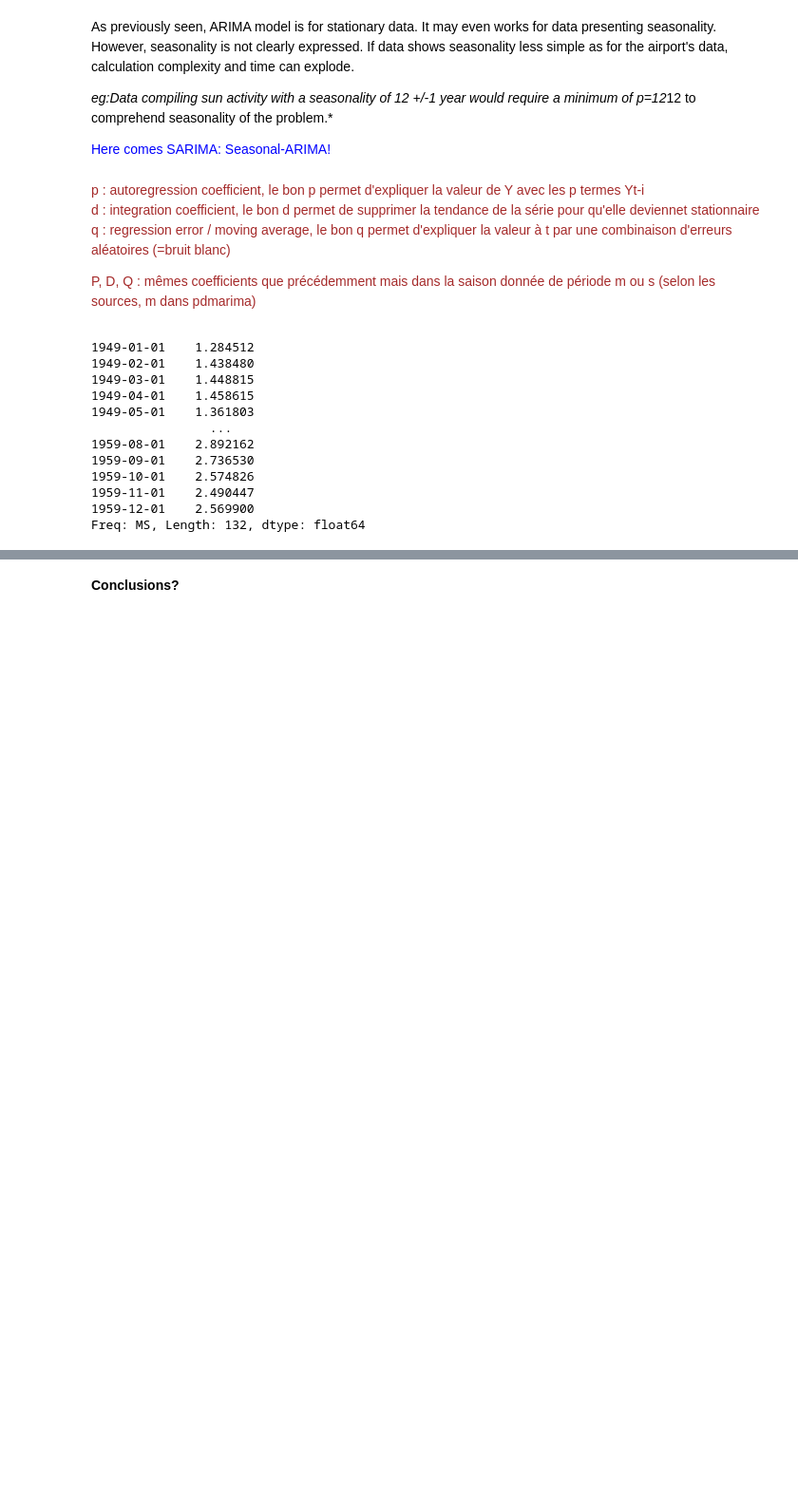
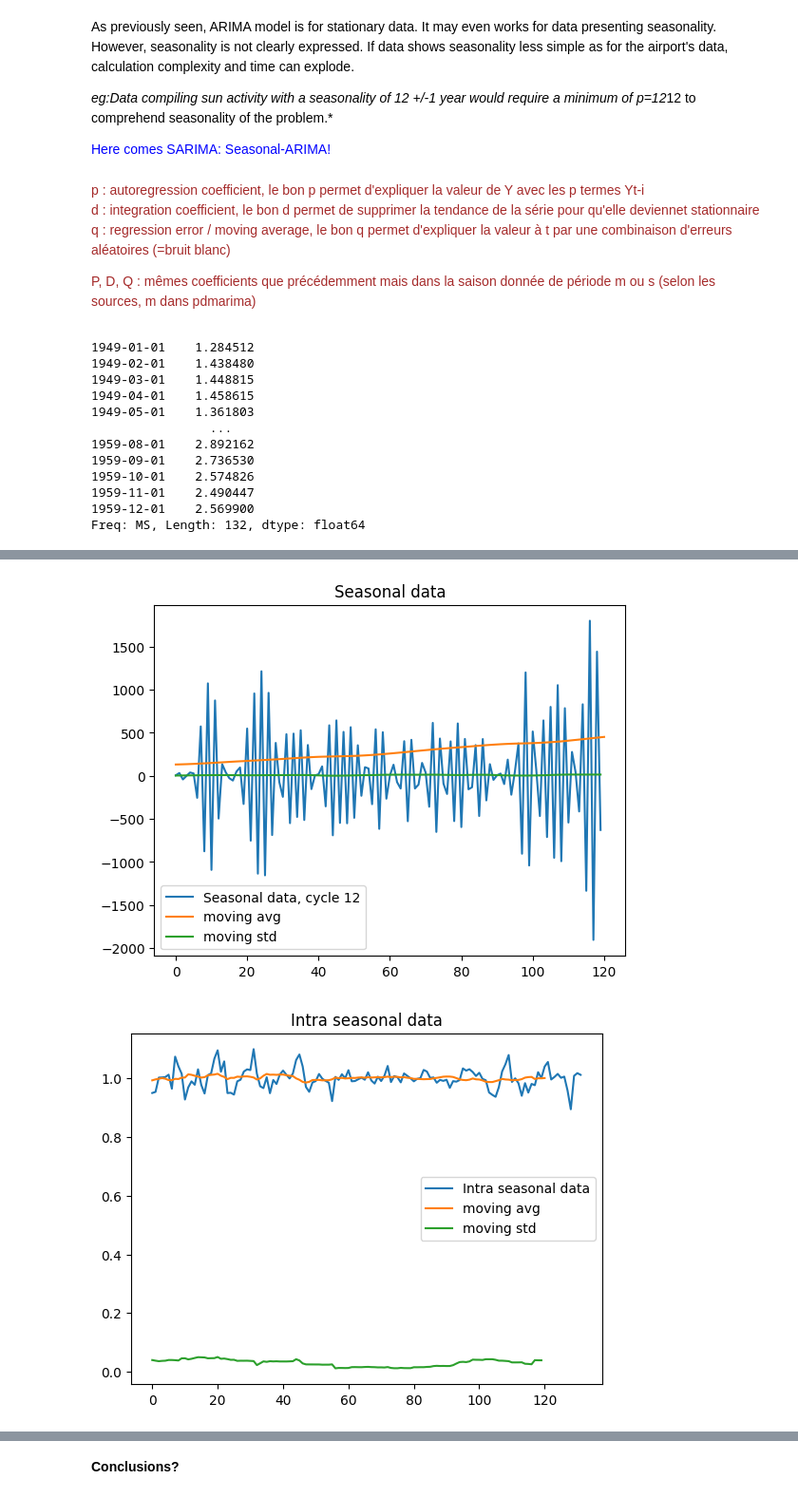
Before and after one commit to LexouLam/ML6, a Jupyter notebook: notebook/AL2_2023_Campus_ML6-NB2_AlexandraLamotte.ipynb, the cells around one changed output, grey strips where cells are left out. Shown at 95% size. Cells and saved outputs as stored; diff of their text form; code cells hidden in the pictures; blank space fills up the shorter version.

```diff
--- a/notebook/AL2_2023_Campus_ML6-NB2_AlexandraLamotte.ipynb
+++ b/notebook/AL2_2023_Campus_ML6-NB2_AlexandraLamotte.ipynb
@@ -521,7 +521,7 @@ P, D, Q  : mêmes coefficients que précédemment mais dans la saison donnée de
 # Make sure data form
 
 def moving_average(a, n=3) :
-    ret = np.cumsum(a, dtype=float)
+    ret = np.cumsum(a)
     ret[n:] = ret[n:] - ret[:-n]
     return ret[n - 1:] / n
 
@@ -576,21 +576,26 @@ sns.lineplot(d)
 # %%
+decomposed = decompose(airline, type_='multiplicative', m=12)
+
 seasonal_data = decomposed.seasonal + decomposed.trend
 seasonal_data = seasonal_data[~np.isnan(seasonal_data)]
 
 plt.plot(np.diff(seasonal_data, 12), label='Seasonal data, cycle 12')
 plt.plot(moving_average(seasonal_data, n=12), label='moving avg')
 plt.plot(moving_std(seasonal_data, n=12), label='moving std')
 plt.title('Seasonal data')
 plt.legend()
 plt.show()
 
 non_seasonal_data = decomposed.random[~np.isnan(decomposed.random)]
-plt.plot(non_seasonal_data, label='Intra seasonal data')
-plt.plot(moving_average(non_seasonal_data, n=12), label='moving avg')
-plt.plot(moving_std(non_seasonal_data, n=12), label='moving std')
+plt.plot(np.array(non_seasonal_data), label='Intra seasonal data')
+plt.plot(moving_average(np.array(non_seasonal_data), n=12), label='moving avg')
+plt.plot(moving_std(np.array(non_seasonal_data), n=12), label='moving std')
 plt.title('Intra seasonal data')
 plt.legend()
 plt.show()
+# %% [output]
+[figure, added]
+[figure, added]
 # %% [markdown]
 **Observations**
 - What can you conclude about stationarity of seasonal data? Can you then define D and freq?
```
Also changed, not shown: parts of 18 cells of this notebook.
